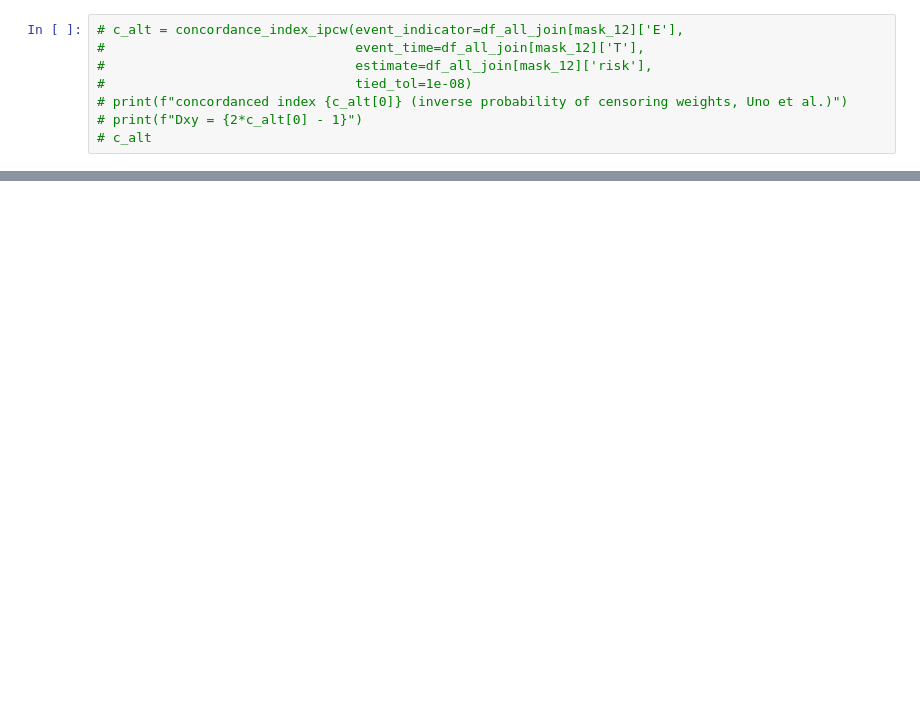
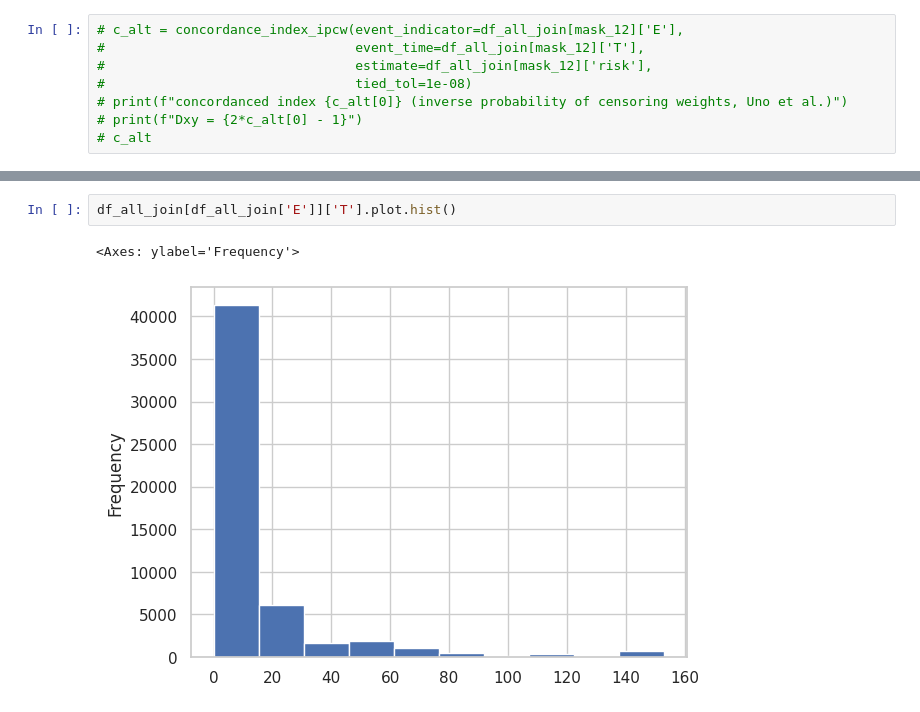
Before and after one commit to ncusi/MSR_Challenge_2024, a Jupyter notebook: notebooks/analyze_changes_survival.ipynb, the cells around one changed output, grey strips where cells are left out. Cells and saved outputs as stored; diff of their text form; blank space fills up the shorter version.

```diff
--- a/notebooks/analyze_changes_survival.ipynb
+++ b/notebooks/analyze_changes_survival.ipynb
@@ -1974,0 +2030,5 @@ Dxy = -0.31926953926975066
+# %%
+df_all_join[df_all_join['E']]['T'].plot.hist()
+# %% [output]
+<Axes: ylabel='Frequency'>
+[figure, added]
```
Also changed, not shown: parts of 54 cells of this notebook.
